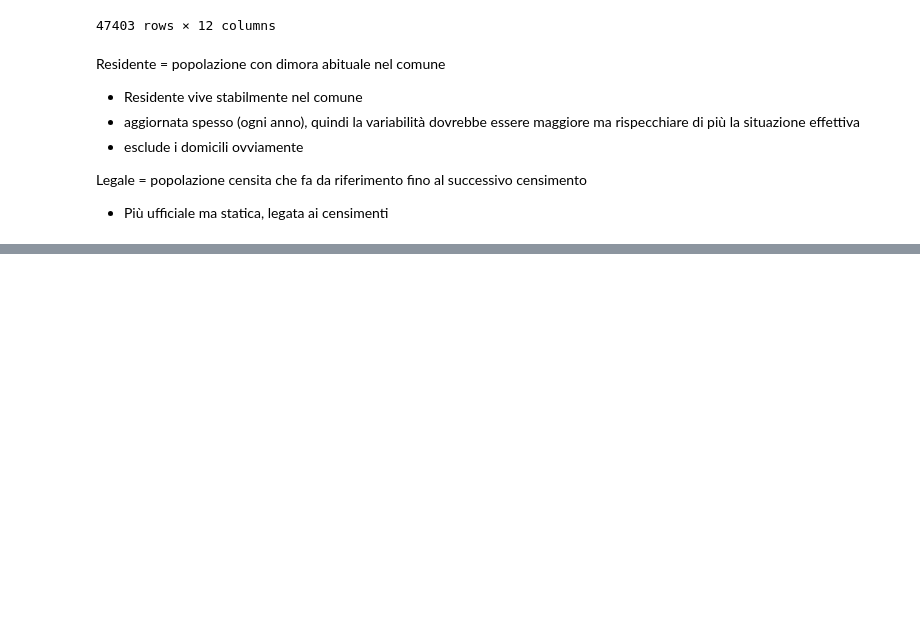
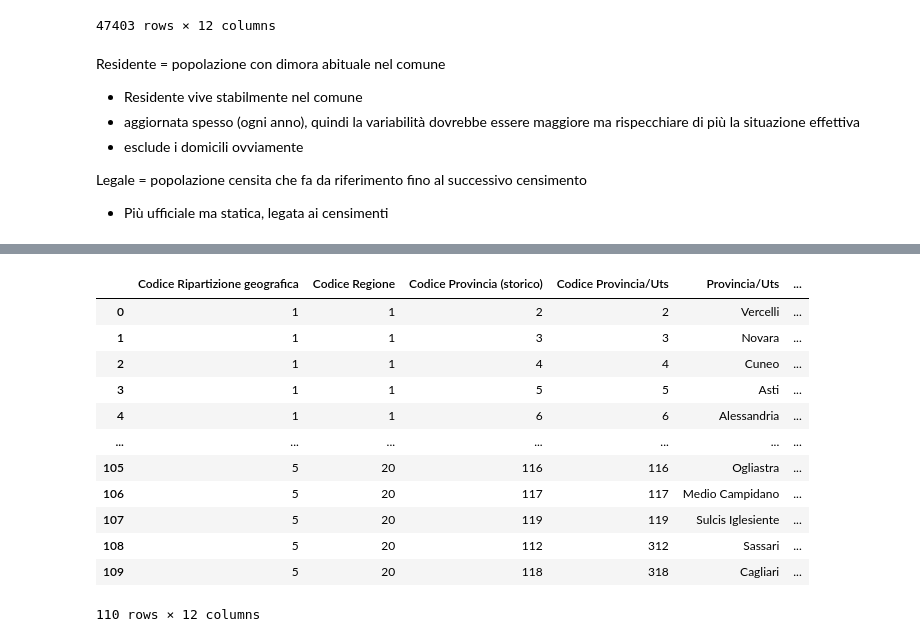
Before and after one commit to daniele-spd/Final-Project-DAPT27, a Jupyter notebook: Incidenti.ipynb, the cells around one changed output, grey strips where cells are left out. Drawn from its saved outputs; the diff is of its cells as text; code cells hidden in the pictures; blank space fills up the shorter version.

Commit message:
Recuperato dati codici province, finito pulizia prima parte ed esportato i CSV "Elenco province" e "Elenco comuni"

```diff
--- a/Incidenti.ipynb
+++ b/Incidenti.ipynb
@@ -419,0 +425,17 @@ Comunque devo fare un esporta a CSV o simile per importare in Power BI i dati pu
+# %%
+Elenco_province = pd.read_csv("Dataset/Elenco Province_Uts Data Indagine 22-06-2026 Stampa 22062026071442.csv", sep = ";")
+Elenco_province
+# %% [output]
+|  | Codice Ripartizione geografica | Codice Regione | Codice Provincia (storico) | Codice Provincia/Uts | Provincia/Uts | ... |
+| 0 | 1 | 1 | 2 | 2 | Vercelli | ... |
+| 1 | 1 | 1 | 3 | 3 | Novara | ... |
+| 2 | 1 | 1 | 4 | 4 | Cuneo | ... |
+| 3 | 1 | 1 | 5 | 5 | Asti | ... |
+| 4 | 1 | 1 | 6 | 6 | Alessandria | ... |
+| ... | ... | ... | ... | ... | ... | ... |
+| 105 | 5 | 20 | 116 | 116 | Ogliastra | ... |
+| 106 | 5 | 20 | 117 | 117 | Medio Campidano | ... |
+| 107 | 5 | 20 | 119 | 119 | Sulcis Iglesiente | ... |
+| 108 | 5 | 20 | 112 | 312 | Sassari | ... |
+| 109 | 5 | 20 | 118 | 318 | Cagliari | ... |
+110 rows × 12 columns
```
Also changed, not shown: parts of 14 cells of this notebook, 4 other files.
